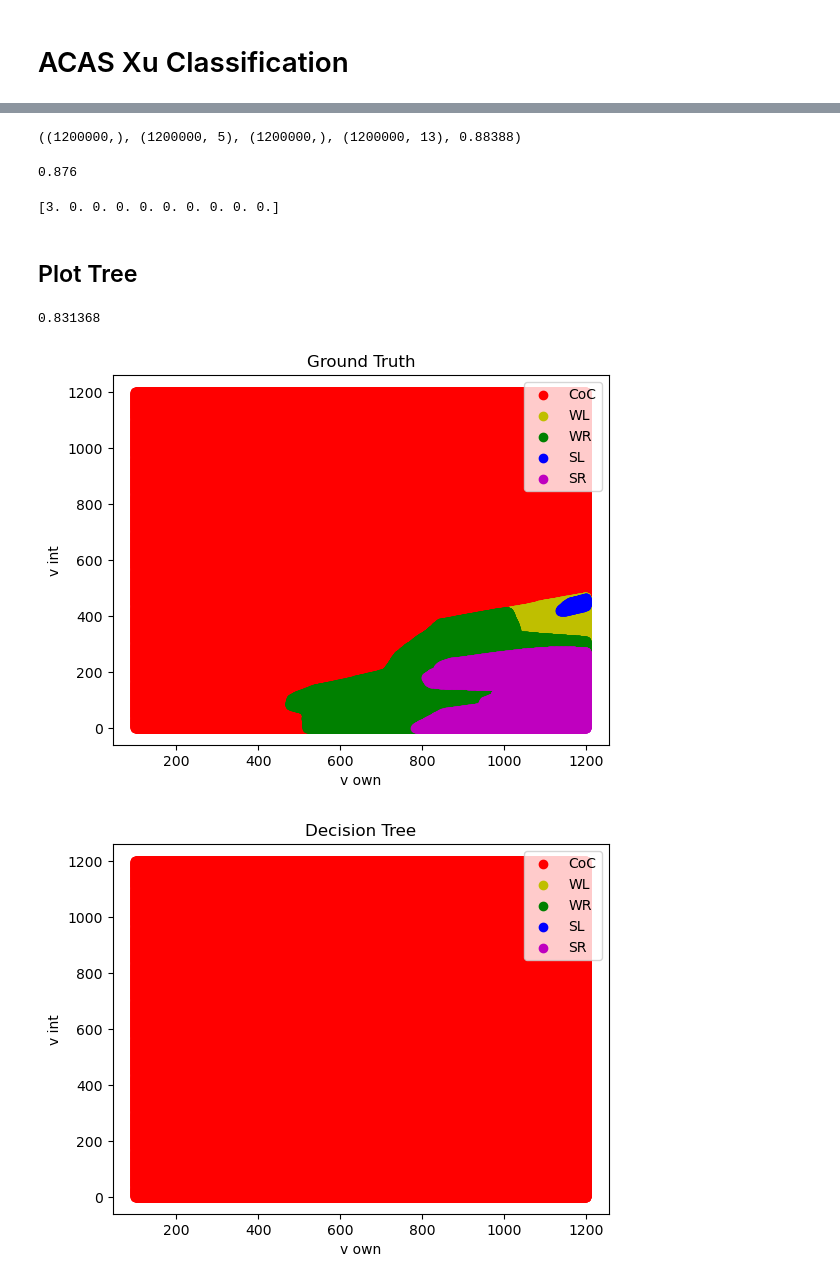
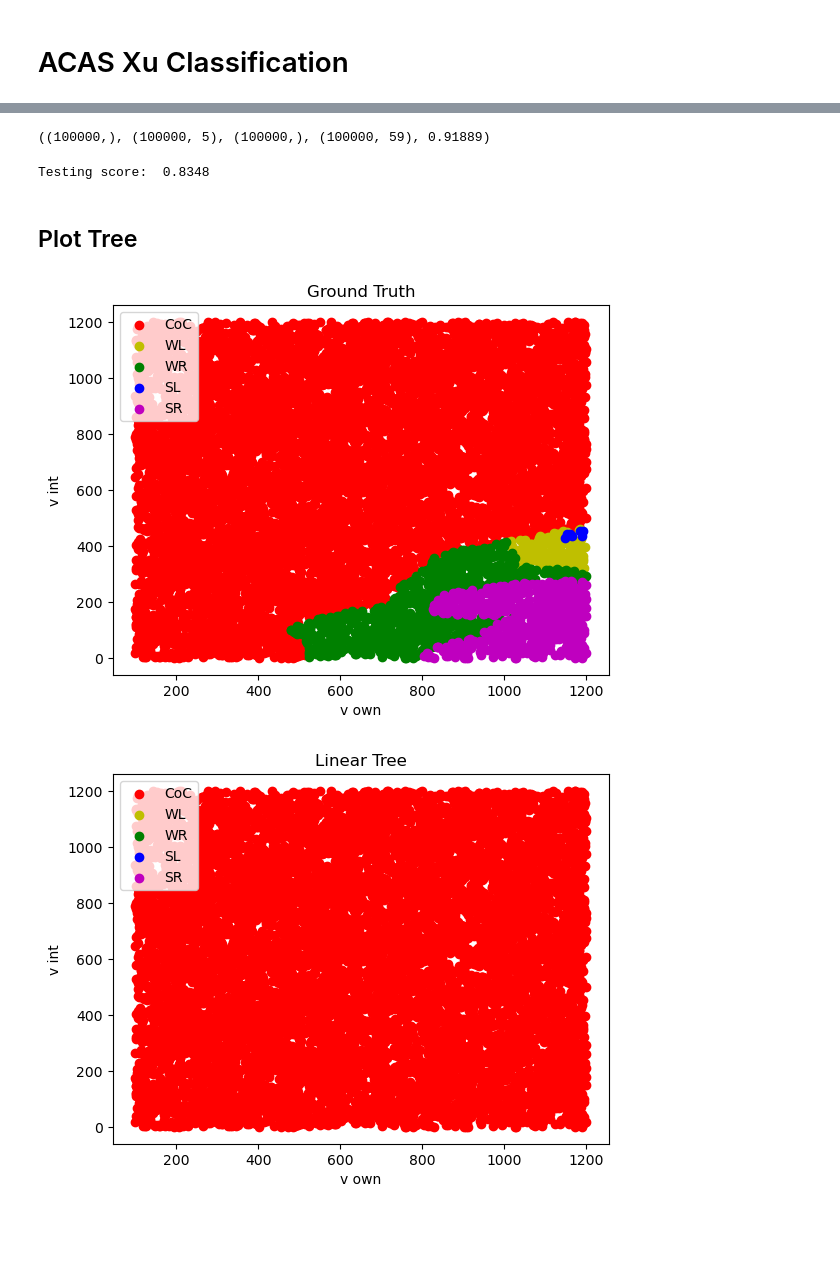
Before and after one commit to bullock8/ACAS_Xu_Tree, a Jupyter notebook: linear-tree-main/notebooks/usage-LinearTree.ipynb, the cells around one changed output, grey strips where cells are left out. Cells and saved outputs as stored; diff of their text form; code cells hidden in the pictures; blank space fills up the shorter version.

Commit message:
Add some work with linear trees, and new tree parametrization in simple_decision_tree_create

```diff
--- a/linear-tree-main/notebooks/usage-LinearTree.ipynb
+++ b/linear-tree-main/notebooks/usage-LinearTree.ipynb
@@ -348,26 +445,44 @@ pprint.pprint(clf.summary())
 # %%
-clf.predict(train_x).shape, clf.predict_proba(train_x).shape, clf.apply(train_x).shape, clf.decision_path(train_x).toarray().shape, clf.score(train_x, train_y)
+clf.predict(test_states).shape, clf.predict_proba(test_states).shape, clf.apply(test_states).shape, clf.decision_path(test_states).toarray().shape, clf.score(test_states, net_cmds)
 # %% [output]
-((1200000,), (1200000, 5), (1200000,), (1200000, 13), 0.88388)
+((100000,), (100000, 5), (100000,), (100000, 59), 0.91889)
-# %%
-clf.score(test_x, test_y)
-# %% [output]
-0.876
-# %%
-results = clf.predict(train_x)
-print(results[0:1000000:100000])
-# %% [output]
-[3. 0. 0. 0. 0. 0. 0. 0. 0. 0.]
+# %%
+tester_pts = 10000
+
+tester_states = np.random.rand(tester_pts, 5)
+net_tester_cmds = np.zeros([tester_pts])
+for i in range(tester_pts):
+    # Load the correct random state and scale it appropriately
+    tester_state = tester_states[i, :]
+
+    tester_state = np.multiply(tester_state, np.array([60760, 2 * np.pi/36, 2 * np.pi/36, 1100, 1200])) + np.array([0, -np.pi/36, -np.pi/36, 100, 0])
+
+    # test_state = test_state.reshape(1, -1)
+    #print(test_state.shape)
+
+    # Fix 3 of the states, so we can compare
+    tester_state[0] = 60760/2
+    tester_state[1] = 0#slice_var[slice_ind]#np.pi / 4
+    tester_state[2] = 0 #-np.pi / 4
+
+    # Store the correctly scaled test state in the array
+    tester_states[i, :] = np.copy(tester_state)
+    # Save the ground-truth command from the neural net
+    tester_res = run_network(net, tester_state)
+    net_tester_cmds[i] = np.argmin(tester_res)
+
+print(f"Testing score:  {clf.score(tester_states, net_tester_cmds)}")
+tree_tester_cmds = clf.predict(tester_states)
+# %% [output]
+Testing score:  0.8348
 # %% [markdown]
 ## Plot Tree
 # %%
-train_x_fig = pickle.load(open('ACAS_train_x_fig.pickle', 'rb'))
-train_y_fig = pickle.load(open('ACAS_train_y_fig.pickle', 'rb'))
+#train_x_fig = pickle.load(open('ACAS_train_x_fig.pickle', 'rb'))
+#train_y_fig = pickle.load(open('ACAS_train_y_fig.pickle', 'rb'))
 
-tree_y_fig = clf.predict(train_x_fig)
-print(clf.score(train_x_fig, train_y_fig))
+#tree_y_fig = clf.predict(train_x_fig)
+#print(clf.score(train_x_fig, train_y_fig))
-# %% [output]
-0.831368
 # %%
 from matplotlib.colors import ListedColormap
 import matplotlib.pyplot as plt
@@ -395,7 +510,7 @@ def get_cmap(cmds):
     return cmap_array, labels
 
 plt.figure(0)
-cmap, labels = get_cmap(train_y_fig) #cm.rainbow(net_cmds / np.mean(net_cmds))
+cmap, labels = get_cmap(net_tester_cmds) #cm.rainbow(net_cmds / np.mean(net_cmds))
 
 coc_labels = np.where(labels == 'CoC')
 wl_labels = np.where(labels == 'WL')
@@ -403,40 +518,40 @@ wl_labels = np.where(labels == 'WL')
 values = ['CoC', 'WL', 'WR', 'SL', 'SR']
 
 #plt.scatter(test_states[coc_labels, 3], test_states[coc_labels, 4], color = cmap[coc_labels], label = 'CoC')
 #plt.scatter(test_states[wl_labels, 3], test_states[wl_labels, 4], color = cmap[wl_labels], label = 'WL')
 colors = ['r', 'y', 'g', 'b', 'm']
 
 for i in range(0, len(values)):
-    ix = np.where(train_y_fig == i)
-    plt.scatter(train_x_fig[ix, 3], train_x_fig[ix, 4], c = colors[i], label = values[i])
+    ix = np.where(net_tester_cmds == i)
+    plt.scatter(tester_states[ix, 3], tester_states[ix, 4], c = colors[i], label = values[i])
 #plt.scatter(test_states[:, 3], test_states[:, 4], cmap = colors, c = net_cmds)
 plt.title("Ground Truth")
 plt.xlabel("v own")
 plt.ylabel("v int")
 plt.legend()
 #plt.legend(['r', 'y', 'g', 'b', 'm'], ['CoC', 'WL', 'WR', 'SL', 'SR'])
 
 plt.figure(1)
 #cmap2, labels2 = get_cmap(tree_cmds) #cm.rainbow(tree_cmds / np.mean(tree_cmds))
 #plt.scatter(test_states[:, 3], test_states[:, 4], cmap = colors, c = tree_cmds)
 for i in range(0, len(values)):
-    ix = np.where(tree_y_fig == i)
-    plt.scatter(train_x_fig[ix, 3], train_x_fig[ix, 4], c = colors[i], label = values[i])
+    ix = np.where(tree_tester_cmds == i)
+    plt.scatter(tester_states[ix, 3], tester_states[ix, 4], c = colors[i], label = values[i])
 #plt.scatter(test_states[:, 3], test_states[:, 4], cmap = colors, c = net_cmds)
 plt.legend()
 
 
-plt.title("Decision Tree")
+plt.title("Linear Tree")
 plt.xlabel("v own")
 plt.ylabel("v int")
 #plt.legend(*scatter.legend_elements())
 #plt.legend()
 
 
 plt.show()
 # %% [output]
-[figure, old version]
+[figure, new version]
-[figure, old version]
+[figure, new version]
 # %%
 print(np.max(train_x_fig[:, 4]))
 # %% [output]
```
Also changed, not shown: parts of 11 cells of this notebook, 25 other files.
